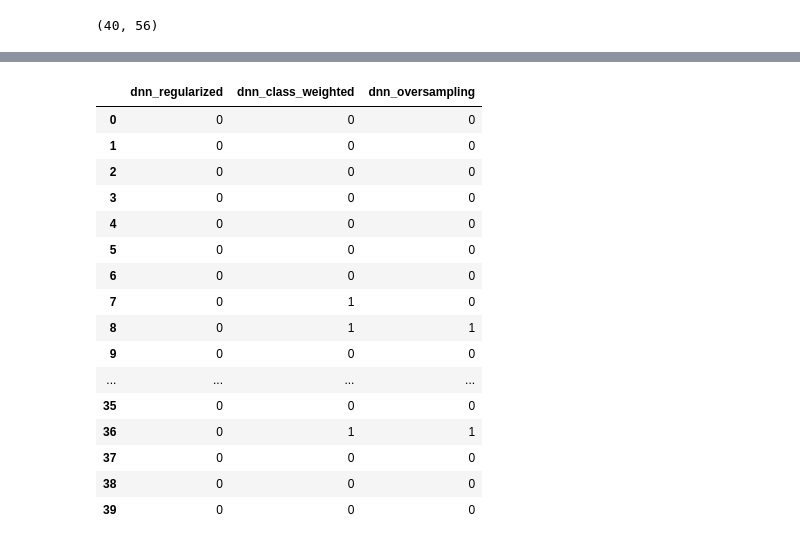
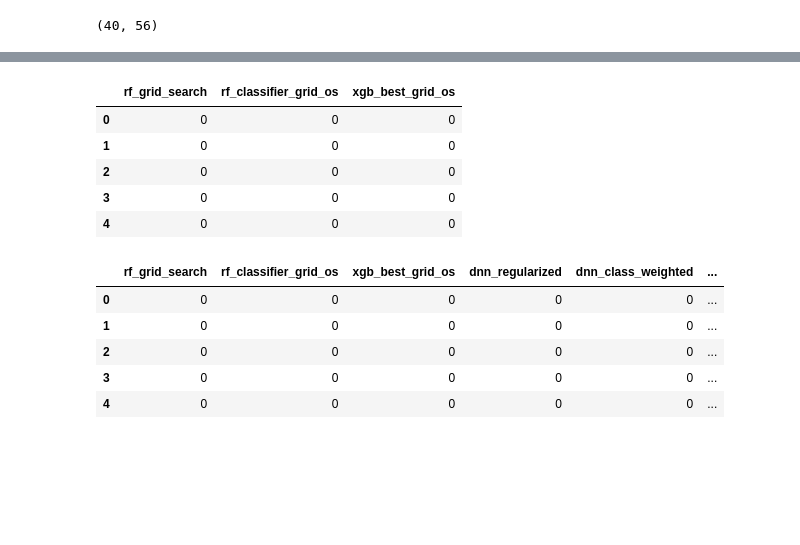
Before and after one commit to tibfab/bank-campaign-ml, a Jupyter notebook: ds_ml_dnn.ipynb, the cells around one changed output, grey strips where cells are left out. Cells and saved outputs as stored; diff of their text form; code cells hidden in the pictures; blank space fills up the shorter version.

```diff
--- a/ds_ml_dnn.ipynb
+++ b/ds_ml_dnn.ipynb
@@ -750,27 +739,23 @@ test_pred_df
 # %%
 # read file first to append predictions
 test_file_name = 'test_predictions.csv'
 test_pred_file_df = pd.read_csv(test_file_name)
-test_pred_df
+test_pred_file_df.head()
 # %% [output]
-|  | dnn_regularized | dnn_class_weighted | dnn_oversampling |
+|  | rf_grid_search | rf_classifier_grid_os | xgb_best_grid_os |
 | 0 | 0 | 0 | 0 |
 | 1 | 0 | 0 | 0 |
 | 2 | 0 | 0 | 0 |
 | 3 | 0 | 0 | 0 |
 | 4 | 0 | 0 | 0 |
-| 5 | 0 | 0 | 0 |
-| 6 | 0 | 0 | 0 |
-| 7 | 0 | 1 | 0 |
-| 8 | 0 | 1 | 1 |
-| 9 | 0 | 0 | 0 |
-| ... | ... | ... | ... |
-| 35 | 0 | 0 | 0 |
-| 36 | 0 | 1 | 1 |
-| 37 | 0 | 0 | 0 |
-| 38 | 0 | 0 | 0 |
-| 39 | 0 | 0 | 0 |
 # %%
 # append predictions and write to file
-test_pred_file_content = pd.concat([test_pred_file_df, test_pred_df], axis=1)
-test_pred_file_content.to_csv(test_file_name, index=False)
+test_pred_all_df = pd.concat([test_pred_file_df, test_pred_df], axis=1)
+test_pred_all_df.head()
+# %% [output]
+|  | rf_grid_search | rf_classifier_grid_os | xgb_best_grid_os | dnn_regularized | dnn_class_weighted | ... |
+| 0 | 0 | 0 | 0 | 0 | 0 | ... |
+| 1 | 0 | 0 | 0 | 0 | 0 | ... |
+| 2 | 0 | 0 | 0 | 0 | 0 | ... |
+| 3 | 0 | 0 | 0 | 0 | 0 | ... |
+| 4 | 0 | 0 | 0 | 0 | 0 | ... |
```
Also changed, not shown: parts of 2 cells of this notebook, 2 other files.
